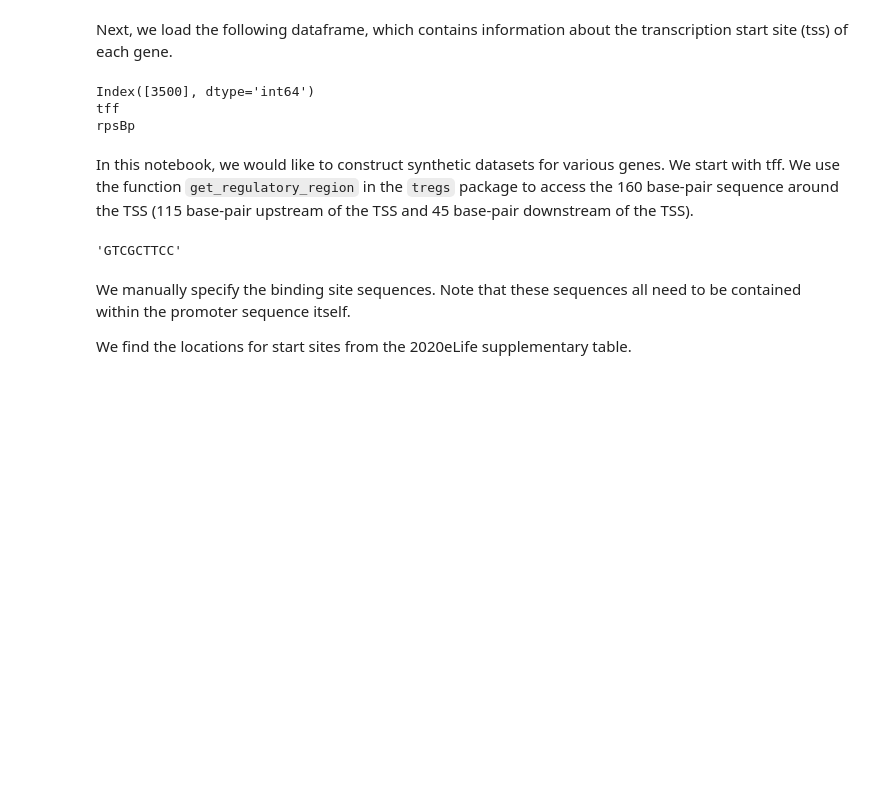
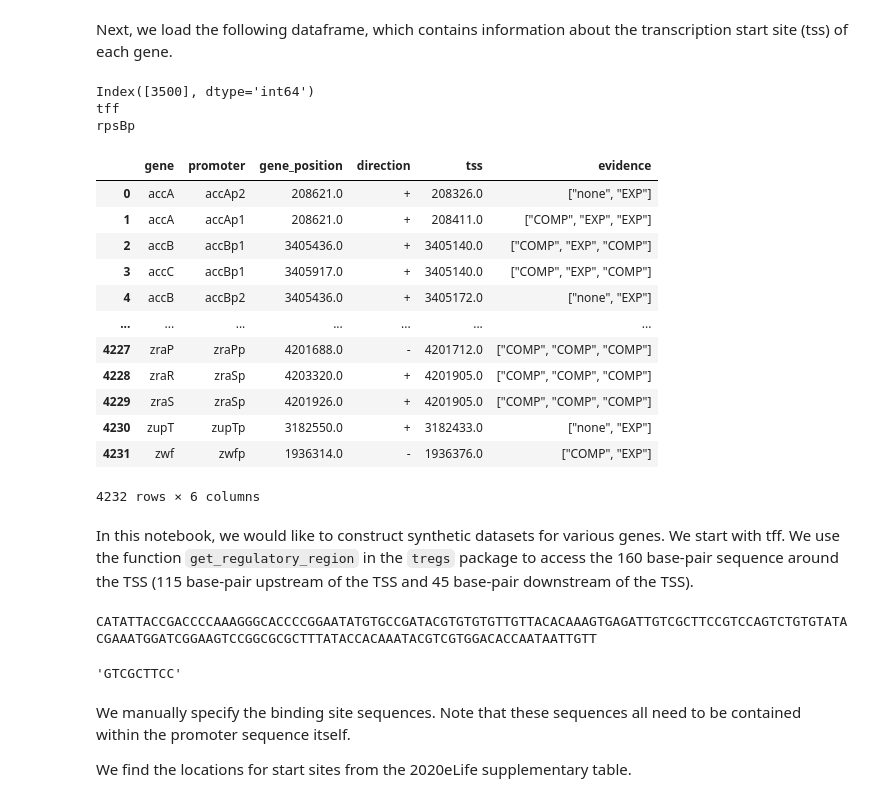
Before and after one commit to AddisonHowe/theoretical_regseq, a Jupyter notebook: notebooks/gendata.ipynb, the cells around one changed output. Saved outputs shown, nothing was run; the diff lists cells and outputs as text; code cells hidden in the pictures; blank space fills up the shorter version.

```diff
--- a/notebooks/gendata.ipynb
+++ b/notebooks/gendata.ipynb
@@ -36,23 +36,38 @@ Next, we load the following dataframe, which contains information about the tran
 # %%
 df = pd.read_csv(fdir + 'ecoli_gene_list.csv')
 df.head()
 print(df[df['gene'] == 'tff'].index)
 print(df.gene[3500])
 print(df.promoter[3500])
+df
 # %% [output]
 Index([3500], dtype='int64')
 tff
 rpsBp
+|  | gene | promoter | gene_position | direction | tss | evidence |
+| 0 | accA | accAp2 | 208621.0 | + | 208326.0 | ["none", "EXP"] |
+| 1 | accA | accAp1 | 208621.0 | + | 208411.0 | ["COMP", "EXP", "EXP"] |
+| 2 | accB | accBp1 | 3405436.0 | + | 3405140.0 | ["COMP", "EXP", "COMP"] |
+| 3 | accC | accBp1 | 3405917.0 | + | 3405140.0 | ["COMP", "EXP", "COMP"] |
+| 4 | accB | accBp2 | 3405436.0 | + | 3405172.0 | ["none", "EXP"] |
+| ... | ... | ... | ... | ... | ... | ... |
+| 4227 | zraP | zraPp | 4201688.0 | - | 4201712.0 | ["COMP", "COMP", "COMP"] |
+| 4228 | zraR | zraSp | 4203320.0 | + | 4201905.0 | ["COMP", "COMP", "COMP"] |
+| 4229 | zraS | zraSp | 4201926.0 | + | 4201905.0 | ["COMP", "COMP", "COMP"] |
+| 4230 | zupT | zupTp | 3182550.0 | + | 3182433.0 | ["none", "EXP"] |
+| 4231 | zwf | zwfp | 1936314.0 | - | 1936376.0 | ["COMP", "EXP"] |
+4232 rows × 6 columns
 # %% [markdown]
 In this notebook, we would like to construct synthetic datasets for various genes. We start with tff. We use the function `get_regulatory_region` in the `tregs` package to access the 160 base-pair sequence around the TSS (115 base-pair upstream of the TSS and 45 base-pair downstream of the TSS).
 # %%
 tff_TSS = int(df[(df.gene == 'tff') & (df.promoter == 'rpsBp')]['tss'].iloc[0])
 promoter = tregs.seq_utils.get_regulatory_region(genome, tff_TSS, reverse=True)
 promoter
-
+print(promoter)
 promoter[71:80]
 # %% [output]
-'GTCGCTTCC'
+CATATTACCGACCCCAAAGGGCACCCCGGAATATGTGCCGATACGTGTGTGTTGTTACACAAAGTGAGATTGTCGCTTCCGTCCAGTCTGTGTATACGAAATGGATCGGAAGTCCGGCGCGCTTTATACCACAAATACGTCGTGGACACCAATAATTGTT
+'GTCGCTTCC'
 # %% [markdown]
 We manually specify the binding site sequences. Note that these sequences all need to be contained within the promoter sequence itself.
 
```
Also changed, not shown: parts of 5 cells of this notebook.
